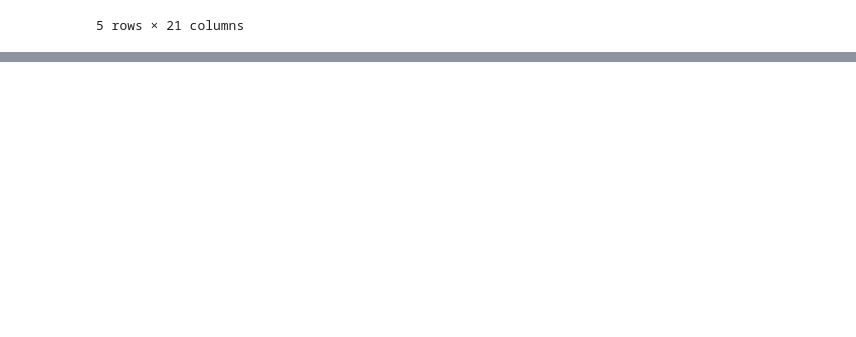
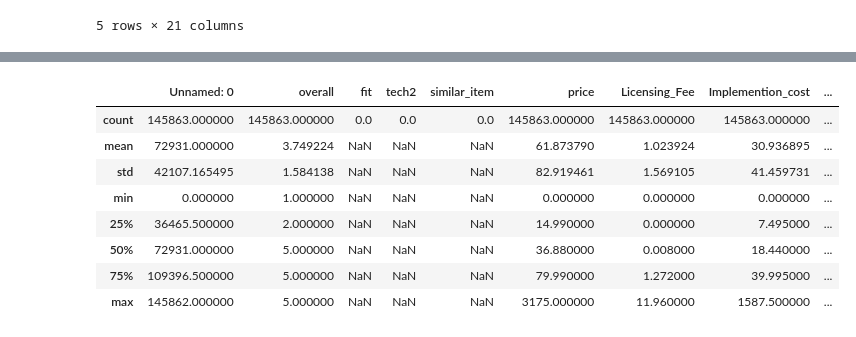
Before and after one commit to igunduz/LLMRS, a Jupyter notebook: src/notebooks/01_data_preprocessing.ipynb, the cells around one changed output, grey strips where cells are left out. Cells and saved outputs as stored; diff of their text form; code cells hidden in the pictures; blank space fills up the shorter version.

```diff
--- a/src/notebooks/01_data_preprocessing.ipynb
+++ b/src/notebooks/01_data_preprocessing.ipynb
@@ -83,0 +88,2 @@ meta_data.head()
+# %%
+review_meta = pd.read_csv("../data/review_metadata.csv")
@@ -83,0 +130,12 @@ meta_data.head()
+# %%
+review_meta.describe()
+# %% [output]
+|  | Unnamed: 0 | overall | fit | tech2 | similar_item | price | Licensing_Fee | Implemention_cost | ... |
+| count | 145863.000000 | 145863.000000 | 0.0 | 0.0 | 0.0 | 145863.000000 | 145863.000000 | 145863.000000 | ... |
+| mean | 72931.000000 | 3.749224 | NaN | NaN | NaN | 61.873790 | 1.023924 | 30.936895 | ... |
+| std | 42107.165495 | 1.584138 | NaN | NaN | NaN | 82.919461 | 1.569105 | 41.459731 | ... |
+| min | 0.000000 | 1.000000 | NaN | NaN | NaN | 0.000000 | 0.000000 | 0.000000 | ... |
+| 25% | 36465.500000 | 2.000000 | NaN | NaN | NaN | 14.990000 | 0.000000 | 7.495000 | ... |
+| 50% | 72931.000000 | 5.000000 | NaN | NaN | NaN | 36.880000 | 0.008000 | 18.440000 | ... |
+| 75% | 109396.500000 | 5.000000 | NaN | NaN | NaN | 79.990000 | 1.272000 | 39.995000 | ... |
+| max | 145862.000000 | 5.000000 | NaN | NaN | NaN | 3175.000000 | 11.960000 | 1587.500000 | ... |
```
Also changed, not shown: parts of 6 cells of this notebook.
